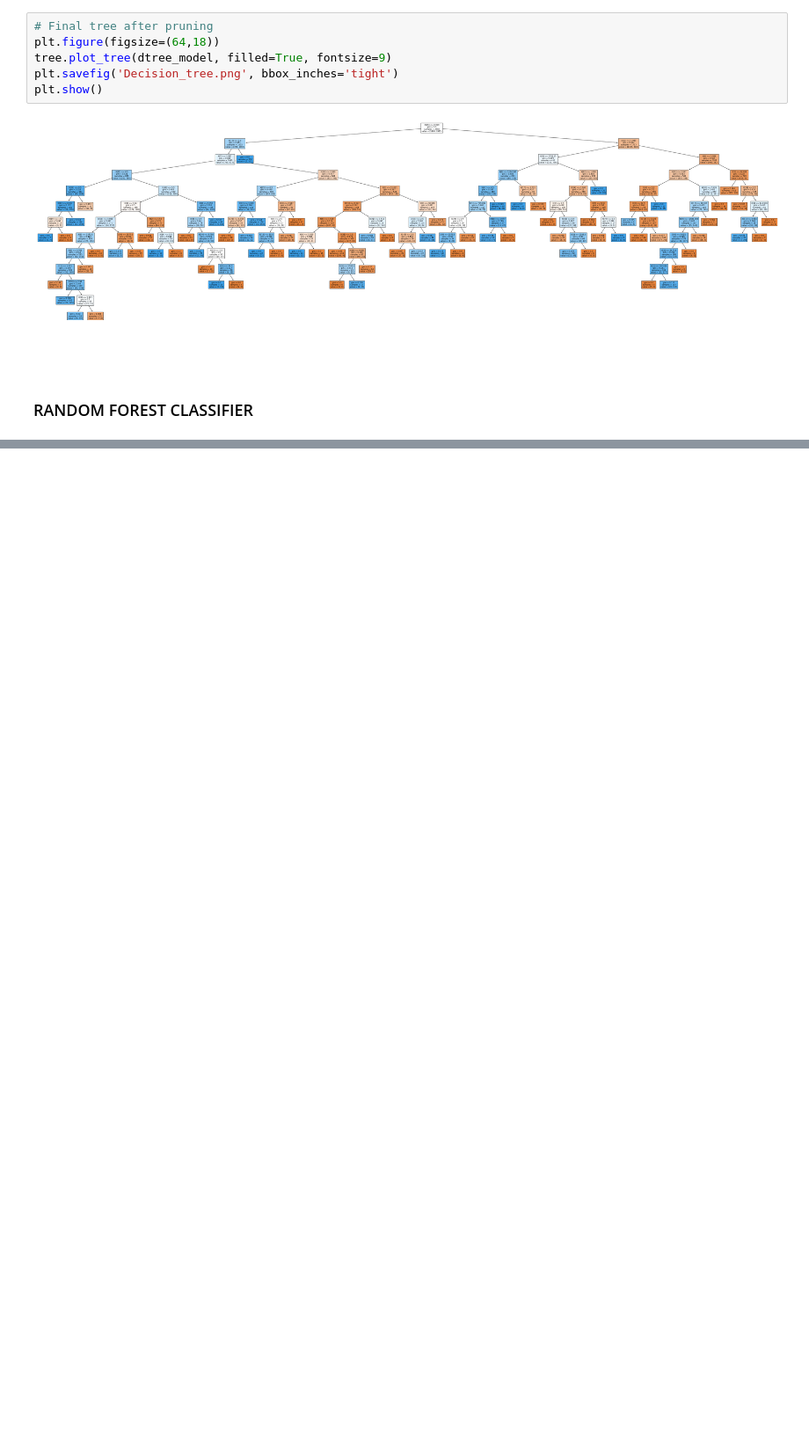
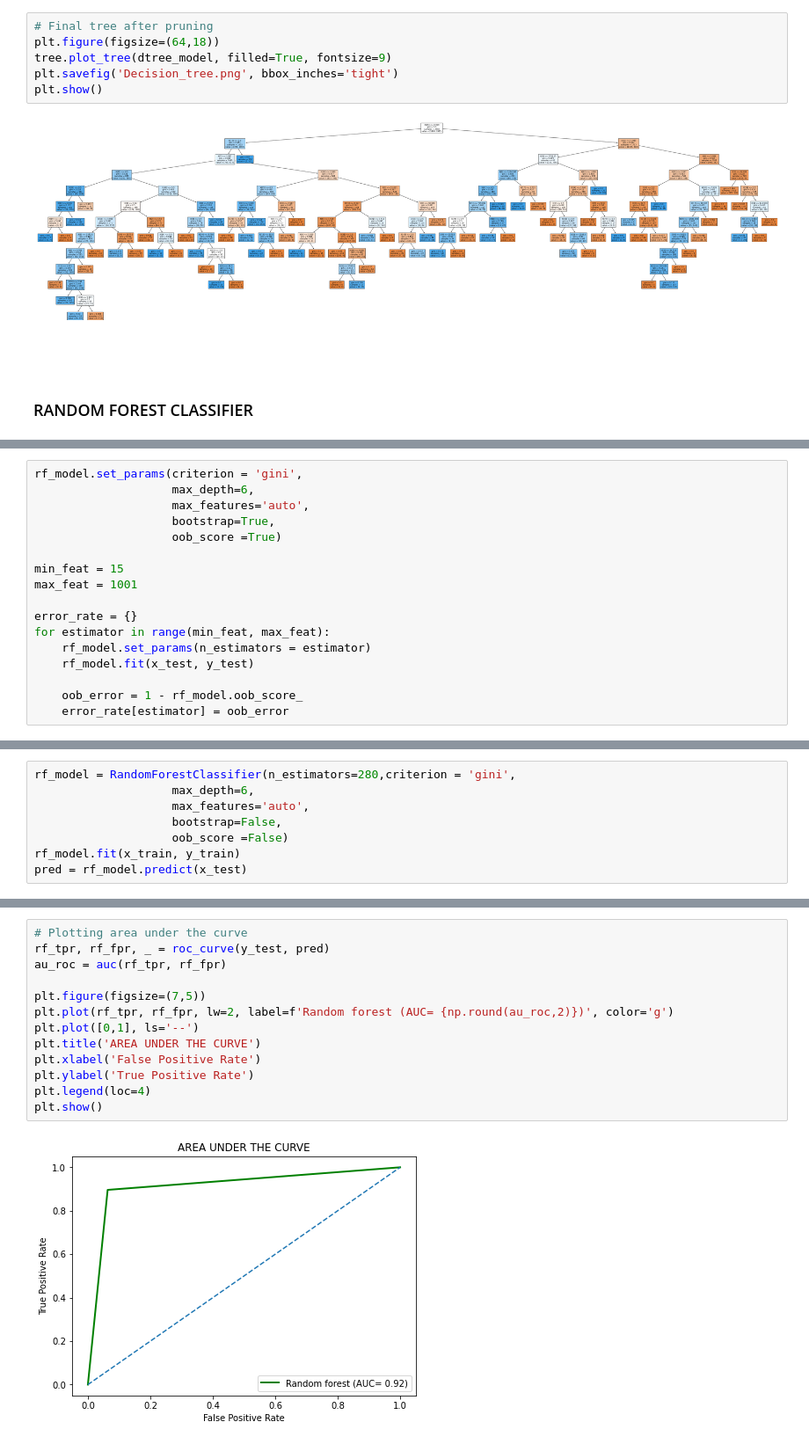
Before and after one commit to Sureshkrishh/Employee-Attrition-Prediction, a Jupyter notebook: Employee_Attrition.ipynb, the cells around one changed output, grey strips where cells are left out. Shown at 88% size. Drawn from its saved outputs; the diff is of its cells as text; blank space fills up the shorter version.

```diff
--- a/Employee_Attrition.ipynb
+++ b/Employee_Attrition.ipynb
@@ -1107,0 +1138,17 @@ plt.show()
+# %%
+rf_model.set_params(criterion = 'gini',
+                    max_depth=6,
+                    max_features='auto',
+                    bootstrap=True,
+                    oob_score =True)
+
+min_feat = 15
+max_feat = 1001
+
+error_rate = {}
+for estimator in range(min_feat, max_feat):
+    rf_model.set_params(n_estimators = estimator)
+    rf_model.fit(x_test, y_test)
+
+    oob_error = 1 - rf_model.oob_score_
+    error_rate[estimator] = oob_error
@@ -1107,0 +1181,8 @@ plt.show()
+# %%
+rf_model = RandomForestClassifier(n_estimators=280,criterion = 'gini',
+                    max_depth=6,
+                    max_features='auto',
+                    bootstrap=False,
+                    oob_score =False)
+rf_model.fit(x_train, y_train)
+pred = rf_model.predict(x_test)
@@ -1107,0 +1204,15 @@ plt.show()
+# %%
+# Plotting area under the curve
+rf_tpr, rf_fpr, _ = roc_curve(y_test, pred)
+au_roc = auc(rf_tpr, rf_fpr)
+
+plt.figure(figsize=(7,5))
+plt.plot(rf_tpr, rf_fpr, lw=2, label=f'Random forest (AUC= {np.round(au_roc,2)})', color='g')
+plt.plot([0,1], ls='--')
+plt.title('AREA UNDER THE CURVE')
+plt.xlabel('False Positive Rate')
+plt.ylabel('True Positive Rate')
+plt.legend(loc=4)
+plt.show()
+# %% [output]
+[figure, added]
```
Also changed, not shown: parts of 23 cells of this notebook.
